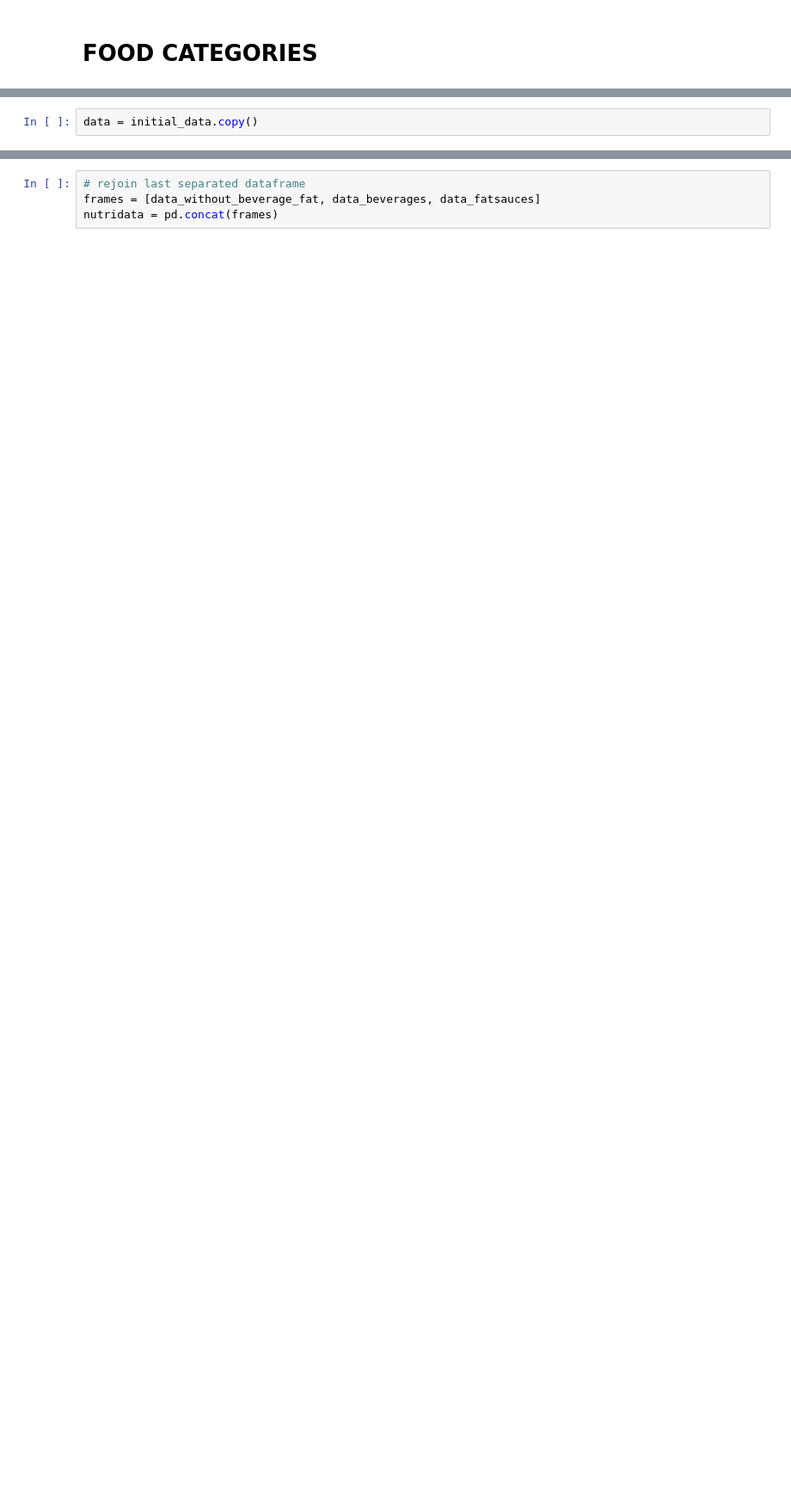
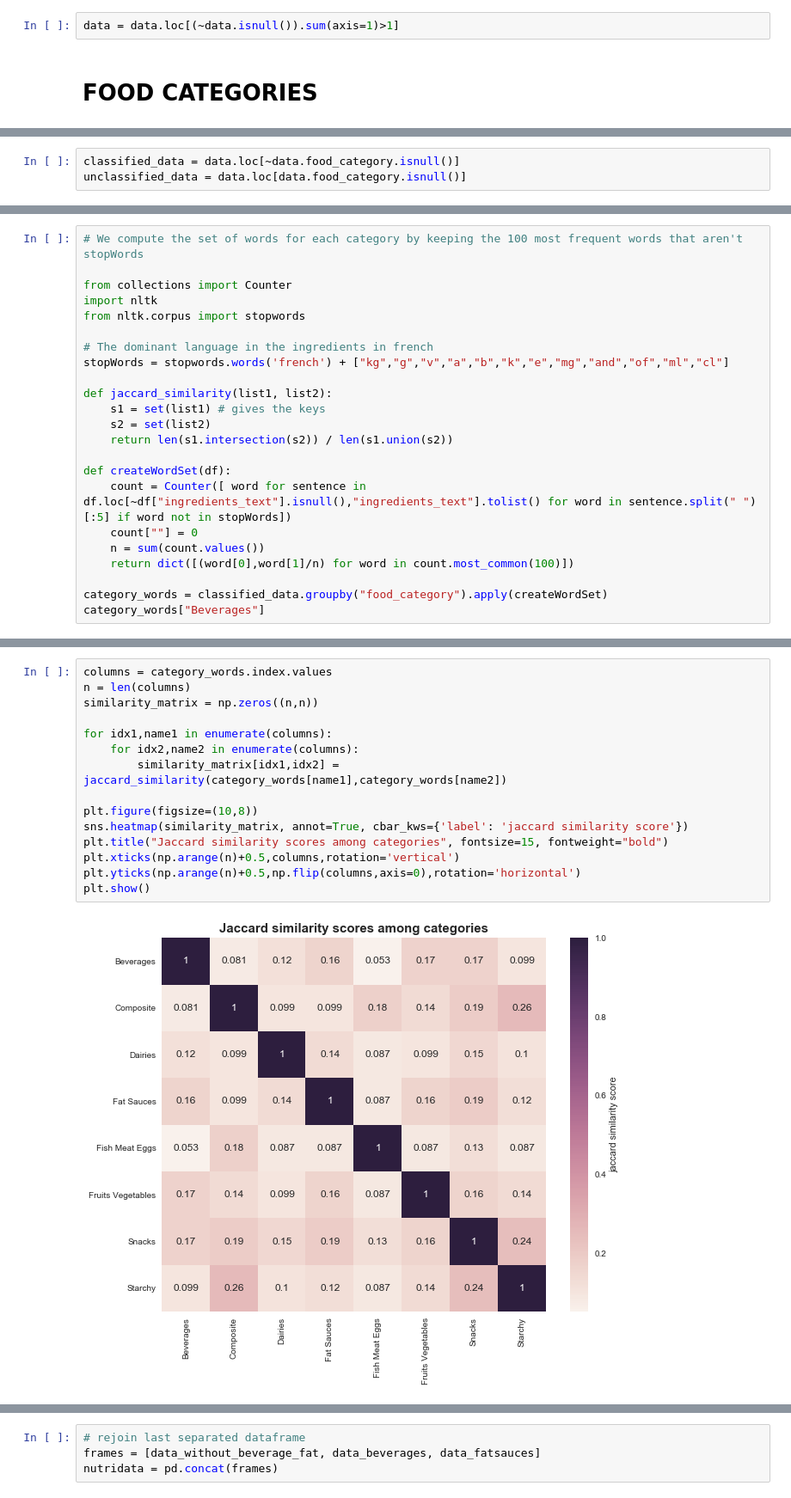
Before and after one commit to romi514/ProjectADA, a Jupyter notebook: exploration/columns_exploration.ipynb, the cells around one changed output, grey strips where cells are left out. Shown: that part at 86% size. Cells and saved outputs as stored; diff of their text form; blank space fills up the shorter version.

```diff
--- a/exploration/columns_exploration.ipynb
+++ b/exploration/columns_exploration.ipynb
@@ -64,2 +43,4 @@ After visualizing the CSV file, no values among the most frequent ones caracteri
+# %%
+data = data.loc[(~data.isnull()).sum(axis=1)>1]
 # %% [markdown]
 # FOOD CATEGORIES
@@ -72,2 +46,0 @@ initial_data = data.copy()
-# %%
-data = initial_data.copy()
@@ -235,3 +210,6 @@ unclassified_data = data.loc[data.pnns_category.isnull()]
+# %%
+classified_data = data.loc[~data.food_category.isnull()]
+unclassified_data = data.loc[data.food_category.isnull()]
 # %%
 classified_data.loc[~classified_data.ingredients_text.isnull(),"ingredients_text"].count()/len(classified_data)
 # %% [output]
@@ -333,0 +242,23 @@ data_without_beverage_fat = data[(data['Category_Food']!='Fat Sauces') & (data['
+# %%
+# We compute the set of words for each category by keeping the 100 most frequent words that aren't stopWords
+
+from collections import Counter
+import nltk
+from nltk.corpus import stopwords
+
+# The dominant language in the ingredients in french
+stopWords = stopwords.words('french') + ["kg","g","v","a","b","k","e","mg","and","of","ml","cl"]
+
+def jaccard_similarity(list1, list2):
+    s1 = set(list1) # gives the keys
+    s2 = set(list2)
+    return len(s1.intersection(s2)) / len(s1.union(s2))
+
+def createWordSet(df):
+    count = Counter([ word for sentence in df.loc[~df["ingredients_text"].isnull(),"ingredients_text"].tolist() for word in sentence.split(" ")[:5] if word not in stopWords])
+    count[""] = 0
+    n = sum(count.values())
+    return dict([(word[0],word[1]/n) for word in count.most_common(100)])
+
+category_words = classified_data.groupby("food_category").apply(createWordSet)
+category_words["Beverages"]
@@ -333,0 +285,17 @@ data_without_beverage_fat = data[(data['Category_Food']!='Fat Sauces') & (data['
+# %%
+columns = category_words.index.values
+n = len(columns)
+similarity_matrix = np.zeros((n,n))
+
+for idx1,name1 in enumerate(columns):
+    for idx2,name2 in enumerate(columns):
+        similarity_matrix[idx1,idx2] = jaccard_similarity(category_words[name1],category_words[name2])
+
+plt.figure(figsize=(10,8))
+sns.heatmap(similarity_matrix, annot=True, cbar_kws={'label': 'jaccard similarity score'})
+plt.title("Jaccard similarity scores among categories", fontsize=15, fontweight="bold")
+plt.xticks(np.arange(n)+0.5,columns,rotation='vertical')
+plt.yticks(np.arange(n)+0.5,np.flip(columns,axis=0),rotation='horizontal')
+plt.show()
+# %% [output]
+[figure, added]
```
Also changed, not shown: parts of 144 cells of this notebook, 3 other files.
